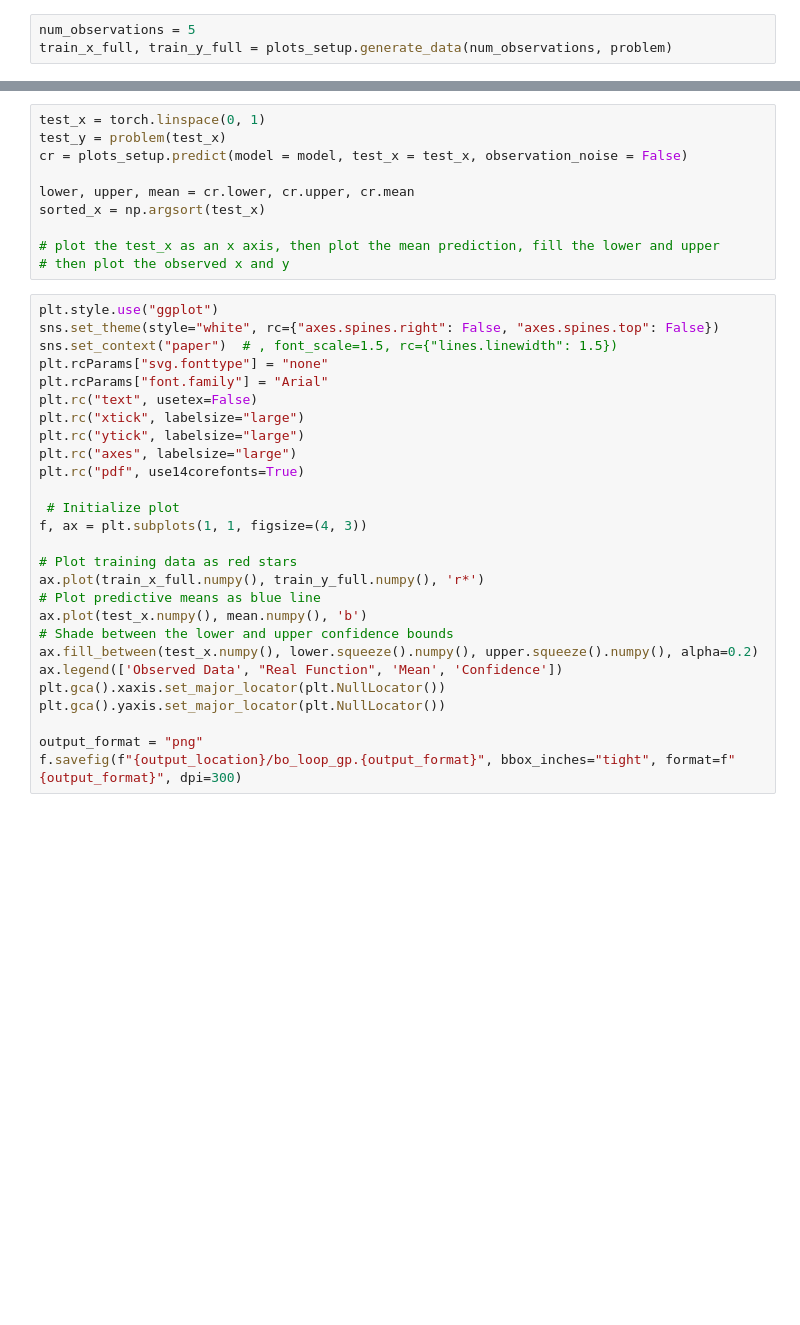
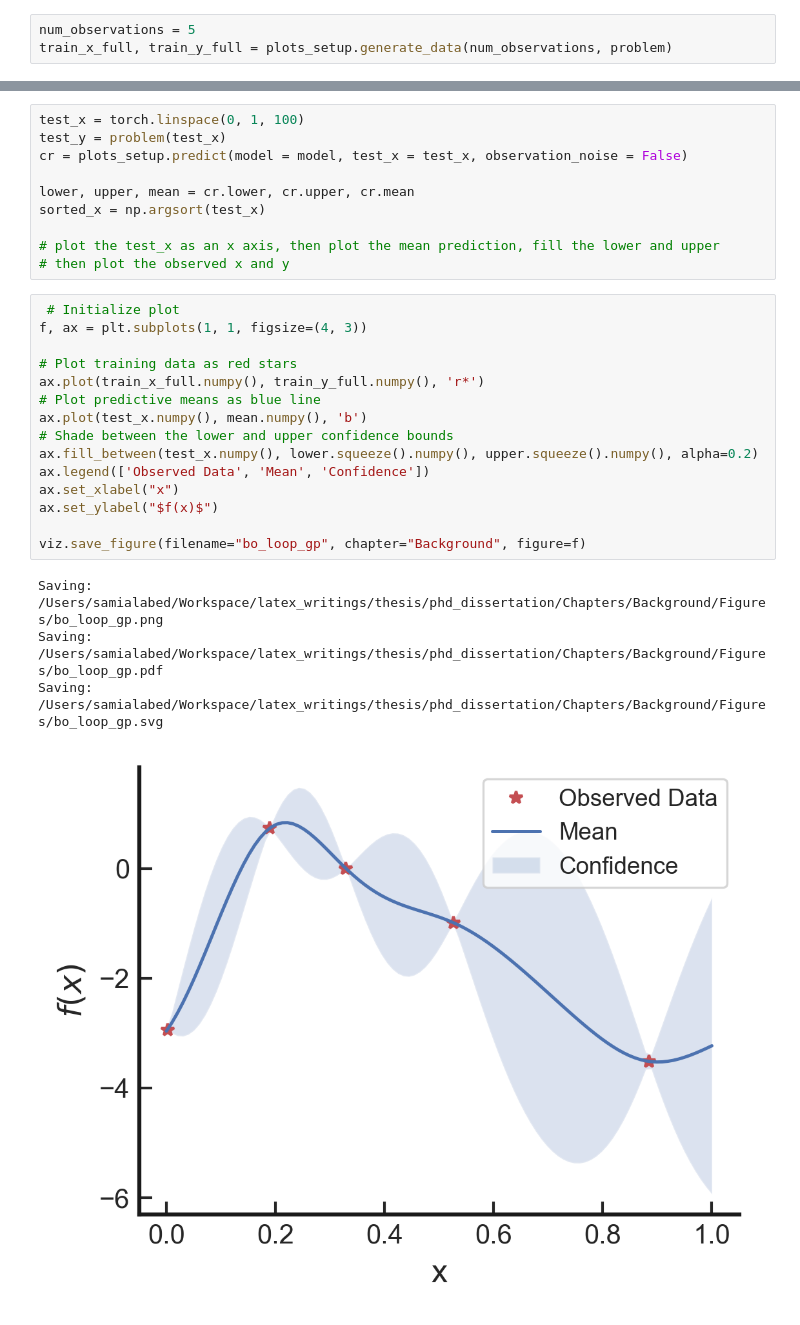
Before and after one commit to samialabed/BoGraph, a Jupyter notebook: notebooks/bg/bo_loop.ipynb, the cells around one changed output, grey strips where cells are left out. Cells and saved outputs as stored; diff of their text form; blank space fills up the shorter version.

Commit message:
Lock to old versions, and fix the fonts

```diff
--- a/notebooks/bg/bo_loop.ipynb
+++ b/notebooks/bg/bo_loop.ipynb
@@ -48,5 +65,5 @@ fit.fit_gpytorch_scipy(mll)
 # %%
-test_x = torch.linspace(0, 1)
+test_x = torch.linspace(0, 1, 100)
 test_y = problem(test_x)
 cr = plots_setup.predict(model = model, test_x = test_x, observation_noise = False)
 
@@ -56,32 +73,25 @@ sorted_x = np.argsort(test_x)
 # plot the test_x as an x axis, then plot the mean prediction, fill the lower and upper
 # then plot the observed x and y
 # %%
-plt.style.use("ggplot")
-sns.set_theme(style="white", rc={"axes.spines.right": False, "axes.spines.top": False})
-sns.set_context("paper")  # , font_scale=1.5, rc={"lines.linewidth": 1.5})
-plt.rcParams["svg.fonttype"] = "none"
-plt.rcParams["font.family"] = "Arial"
-plt.rc("text", usetex=False)
-plt.rc("xtick", labelsize="large")
-plt.rc("ytick", labelsize="large")
-plt.rc("axes", labelsize="large")
-plt.rc("pdf", use14corefonts=True)
-
  # Initialize plot
 f, ax = plt.subplots(1, 1, figsize=(4, 3))
 
 # Plot training data as red stars
 ax.plot(train_x_full.numpy(), train_y_full.numpy(), 'r*')
 # Plot predictive means as blue line
 ax.plot(test_x.numpy(), mean.numpy(), 'b')
 # Shade between the lower and upper confidence bounds
 ax.fill_between(test_x.numpy(), lower.squeeze().numpy(), upper.squeeze().numpy(), alpha=0.2)
-ax.legend(['Observed Data', "Real Function", 'Mean', 'Confidence'])
-plt.gca().xaxis.set_major_locator(plt.NullLocator())
-plt.gca().yaxis.set_major_locator(plt.NullLocator())
+ax.legend(['Observed Data', 'Mean', 'Confidence'])
+ax.set_xlabel("x")
+ax.set_ylabel("$f(x)$")
 
-output_format = "png"
-f.savefig(f"{output_location}/bo_loop_gp.{output_format}", bbox_inches="tight", format=f"{output_format}", dpi=300)
+viz.save_figure(filename="bo_loop_gp", chapter="Background", figure=f)
+# %% [output]
+Saving:  /Users/samialabed/Workspace/latex_writings/thesis/phd_dissertation/Chapters/Background/Figures/bo_loop_gp.png
+Saving:  /Users/samialabed/Workspace/latex_writings/thesis/phd_dissertation/Chapters/Background/Figures/bo_loop_gp.pdf
+Saving:  /Users/samialabed/Workspace/latex_writings/thesis/phd_dissertation/Chapters/Background/Figures/bo_loop_gp.svg
+[figure, added]
 # %%
 f, ax = plt.subplots(1, 1, figsize=(4, 3))
 
```
Also changed, not shown: parts of 4 cells of this notebook, 12 other files.
